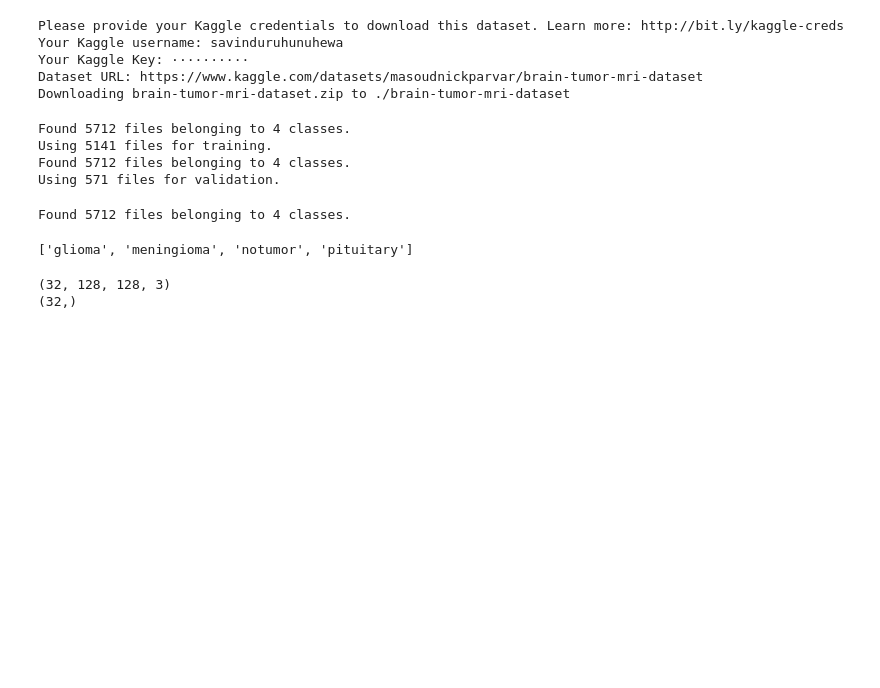
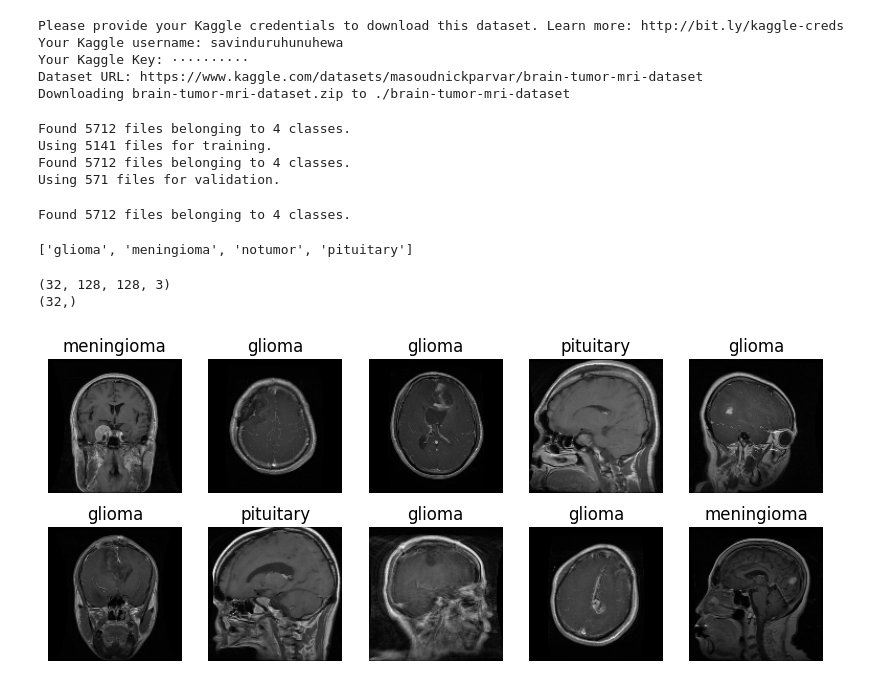
Before and after one commit to savindumahasen/MRI-Brain-Tumor-Classification, a Jupyter notebook: BrainTumorClassification.ipynb, the cells around one changed output. Saved outputs shown, nothing was run; the diff lists cells and outputs as text; code cells hidden in the pictures; blank space fills up the shorter version.

Commit message:
Plot the sample data from train set

```diff
--- a/BrainTumorClassification.ipynb
+++ b/BrainTumorClassification.ipynb
@@ -89,3 +89,14 @@ for image_size, label_batch in train_set.take(1):
 # %% [output]
 (32, 128, 128, 3)
 (32,)
+# %%
+## Plot the data sample
+plt.figure(figsize=(10,4))
+for image,label in train_set.take(1):
+  for i in range(10):
+    ax=plt.subplot(2,5,i+1)
+    plt.imshow(image[i].numpy().astype("uint8"))
+    plt.title(class_names[label[i]])
+    plt.axis('off')
+# %% [output]
+[figure, added]
```
